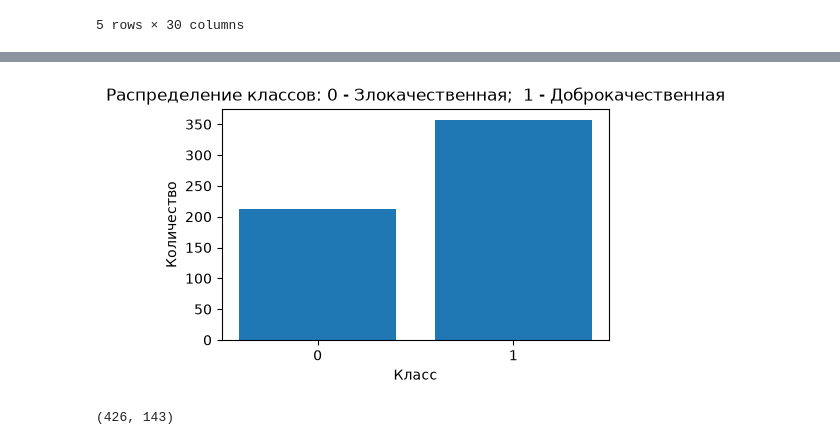
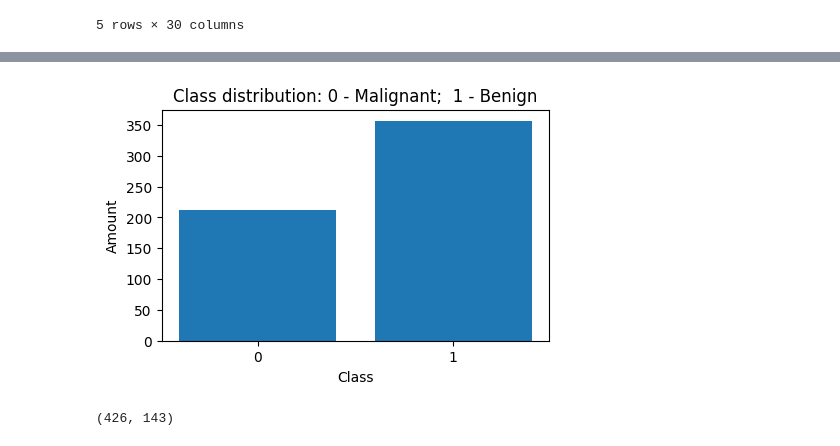
Before and after one commit to simackinch-art/breast-cancer-data, a Jupyter notebook: normalization_and_pipline.ipynb, the cells around one changed output, grey strips where cells are left out. Saved outputs shown, nothing was run; the diff lists cells and outputs as text; code cells hidden in the pictures.

```diff
--- a/normalization_and_pipline.ipynb
+++ b/normalization_and_pipline.ipynb
@@ -78,13 +81,13 @@ Name: count, dtype: int64
 # %%
 plt.figure(figsize=(5, 3))
 plt.bar(counts.index, counts.values)
-plt.title('Распределение классов: 0 - Злокачественная;  1 - Доброкачественная')
-plt.xlabel('Класс')
-plt.ylabel('Количество')
+plt.title('Class distribution: 0 - Malignant;  1 - Benign')
+plt.xlabel('Class')
+plt.ylabel('Amount')
 plt.xticks([0, 1])
 plt.show()
 # %% [output]
-[figure, old version]
+[figure, new version]
 # %%
 X_train, X_test, y_train, y_test = train_test_split(X, y, random_state=42)
 X_train.shape[0], X_test.shape[0]
```
Also changed, not shown: parts of 11 cells of this notebook.
